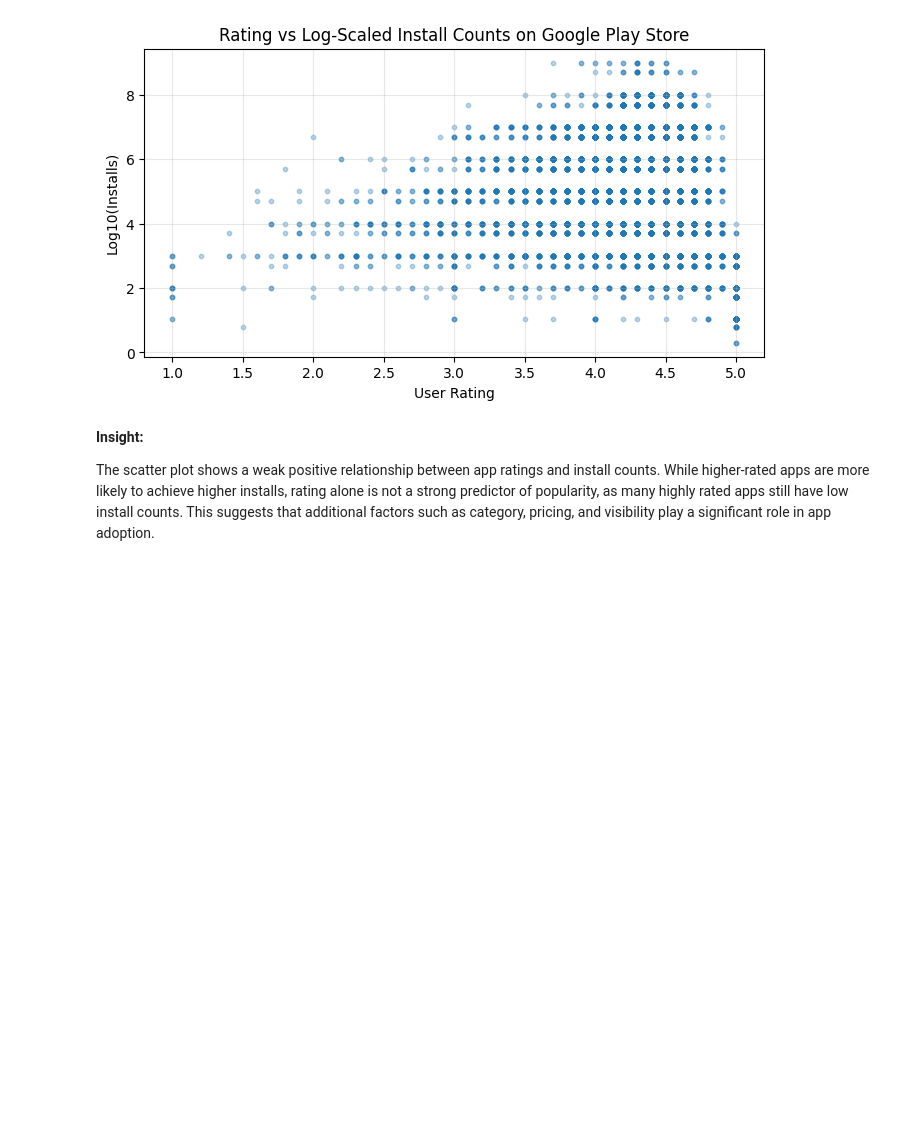
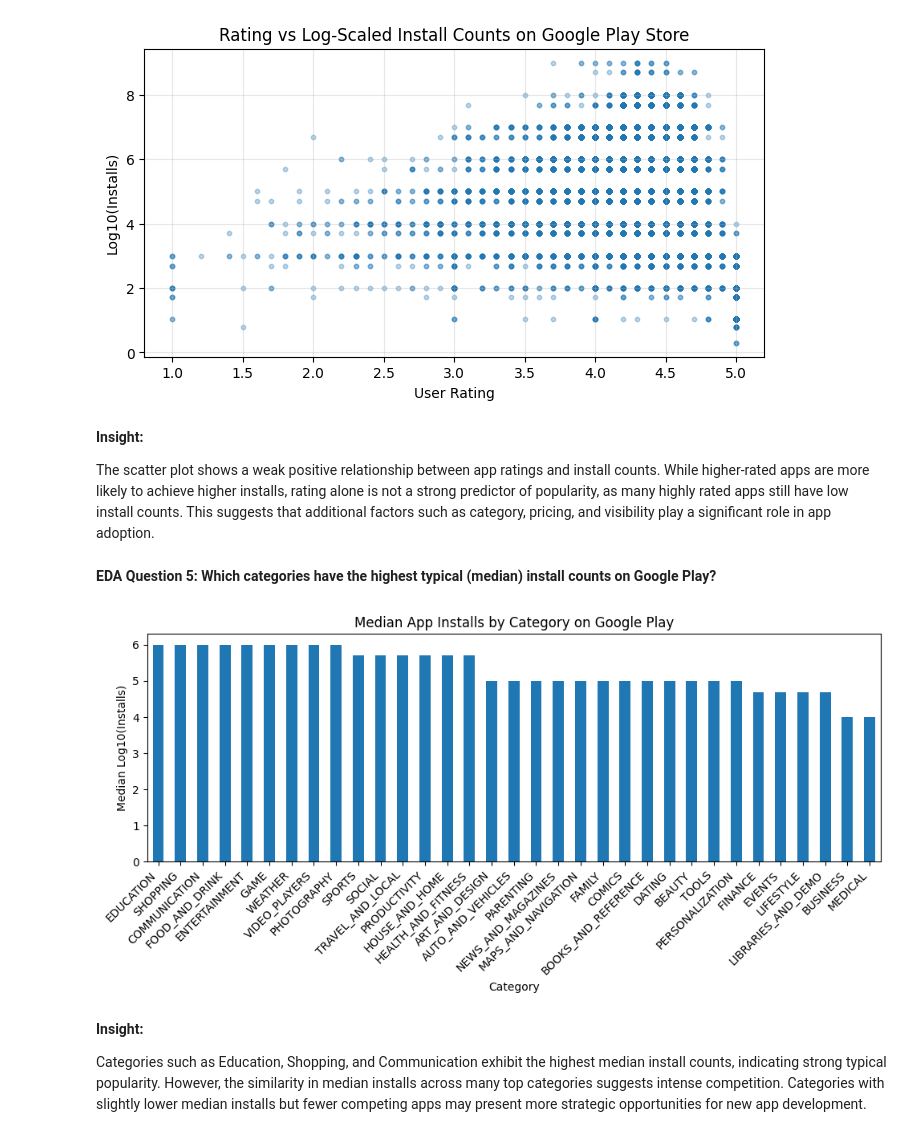
Before and after one commit to Dhairyaxshah/Appfluence, a Jupyter notebook: notebooks/02_eda.ipynb, the cells around one changed output. Saved outputs shown, nothing was run; the diff lists cells and outputs as text; code cells hidden in the pictures; blank space fills up the shorter version.

```diff
--- a/notebooks/02_eda.ipynb
+++ b/notebooks/02_eda.ipynb
@@ -91,21 +91,15 @@ df1['Installs'].describe()
 | max | 1.000000e+09 |
 dtype: float64
 # %%
-log_installs = np.log10(df1['Installs'] + 1)
+df1['log_installs'] = np.log10(df1['Installs'] + 1)
+
 
 plt.figure(figsize=(8,4))
-sns.histplot(log_installs, bins=30, kde=True)log_installs = np.log10(df1['Installs'] + 1)
-
-plt.figure(figsize=(8,4))
-sns.histplot(log_installs, bins=30, kde=True)
+sns.histplot(df1['log_installs'], bins=30, kde=True)
 plt.xlabel('Log10(Installs)')
 plt.ylabel('Number of Apps')
 plt.title('Distribution of App Installs (Log Scale)')
 plt.show()
-plt.xlabel('Log10(Installs)')
-plt.ylabel('Number of Apps')
-plt.title('Distribution of App Installs (Log Scale)')
-plt.show()
 # %% [output]
 [figure]
 # %% [markdown]
@@ -115,10 +109,10 @@ The distribution of app installs is highly right-skewed, indicating that while m
 # %% [markdown]
 **EDA Question 4: Do higher-rated apps actually get more installs?**
 # %%
-log_installs = np.log10(df1['Installs'] + 1)
+df1['log_installs'] = np.log10(df1['Installs'] + 1)
 
 plt.figure(figsize=(8,4))
-plt.scatter(df1['Rating'], log_installs, alpha=0.3, s=10)
+plt.scatter(df1['Rating'], df1['log_installs'], alpha=0.3, s=10)
 plt.grid(alpha=0.3)
 plt.xlabel('User Rating')
 plt.ylabel('Log10(Installs)')
@@ -130,3 +124,27 @@ plt.show()
 **Insight:**
 
 The scatter plot shows a weak positive relationship between app ratings and install counts. While higher-rated apps are more likely to achieve higher installs, rating alone is not a strong predictor of popularity, as many highly rated apps still have low install counts. This suggests that additional factors such as category, pricing, and visibility play a significant role in app adoption.
+# %% [markdown]
+**EDA Question 5: Which categories have the highest typical (median) install counts on Google Play?**
+# %%
+df1['log_installs'] = np.log10(df1['Installs'] + 1)
+
+category_median = (
+    df1.groupby('Category')['log_installs']
+       .median()
+       .sort_values(ascending=False)
+)
+plt.figure(figsize=(10, 5))
+category_median.plot(kind='bar')
+plt.xlabel('Category')
+plt.ylabel('Median Log10(Installs)')
+plt.title('Median App Installs by Category on Google Play')
+plt.xticks(rotation=45, ha='right')
+plt.tight_layout()
+plt.show()
+# %% [output]
+[figure, added]
+# %% [markdown]
+**Insight:**
+
+Categories such as Education, Shopping, and Communication exhibit the highest median install counts, indicating strong typical popularity. However, the similarity in median installs across many top categories suggests intense competition. Categories with slightly lower median installs but fewer competing apps may present more strategic opportunities for new app development.
```
